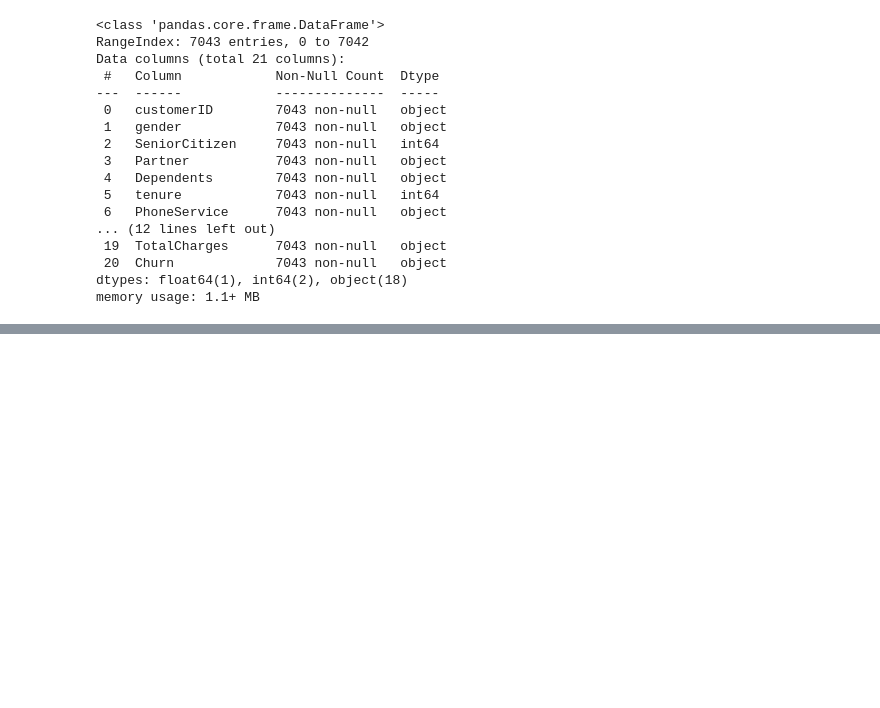
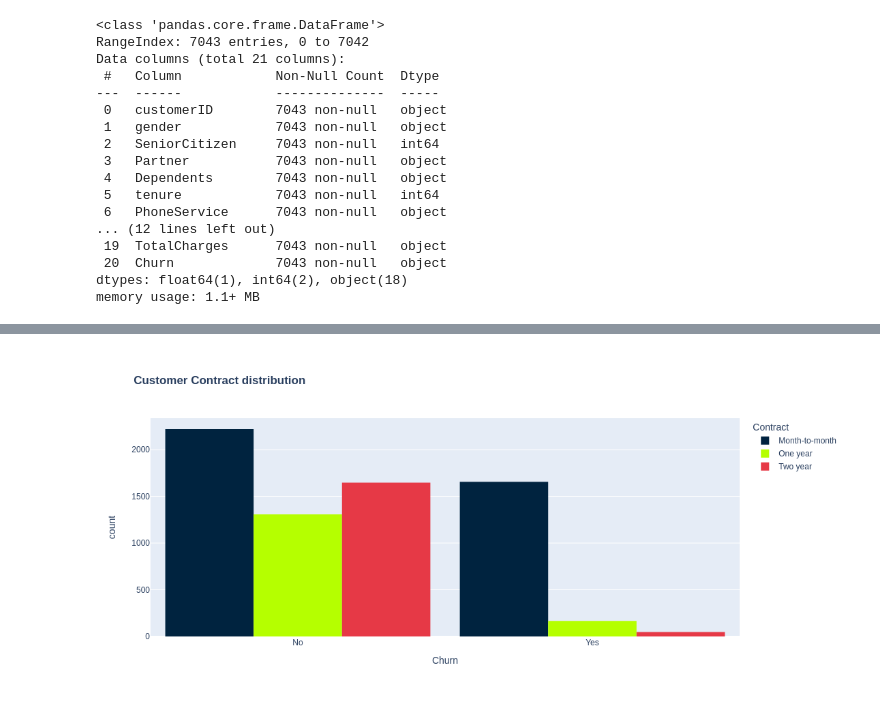
Before and after one commit to zstojkovic00/Random, a Jupyter notebook: telco-customer-chrun.ipynb, the cells around one changed output, grey strips where cells are left out. Cells and saved outputs as stored; diff of their text form; code cells hidden in the pictures; blank space fills up the shorter version.

```diff
--- a/telco-customer-chrun.ipynb
+++ b/telco-customer-chrun.ipynb
@@ -59,0 +240,12 @@ memory usage: 1.1+ MB
+# %%
+color_discrete_map = {
+    "Month-to-month": "#00233f",
+    "One year": "#b5ff00",
+    "Two year": "#e63946"
+}
+
+fig = px.histogram(df, x="Churn", color="Contract", barmode="group", title="<b>Customer Contract distribution<b>", color_discrete_map=color_discrete_map)
+fig.update_layout(width=700, height=500, bargap=0.1)
+fig.show()
+# %% [output]
+[figure, added]
```
Also changed, not shown: parts of 19 cells of this notebook.
